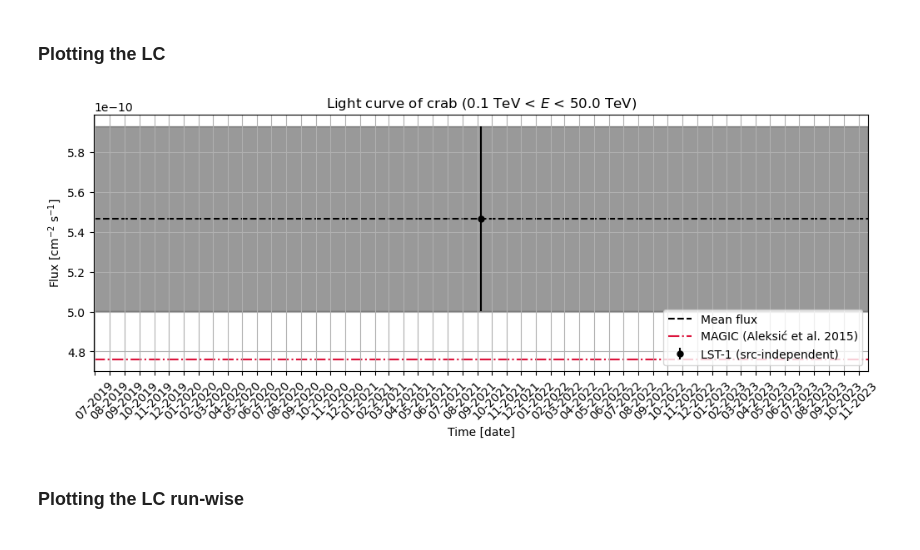
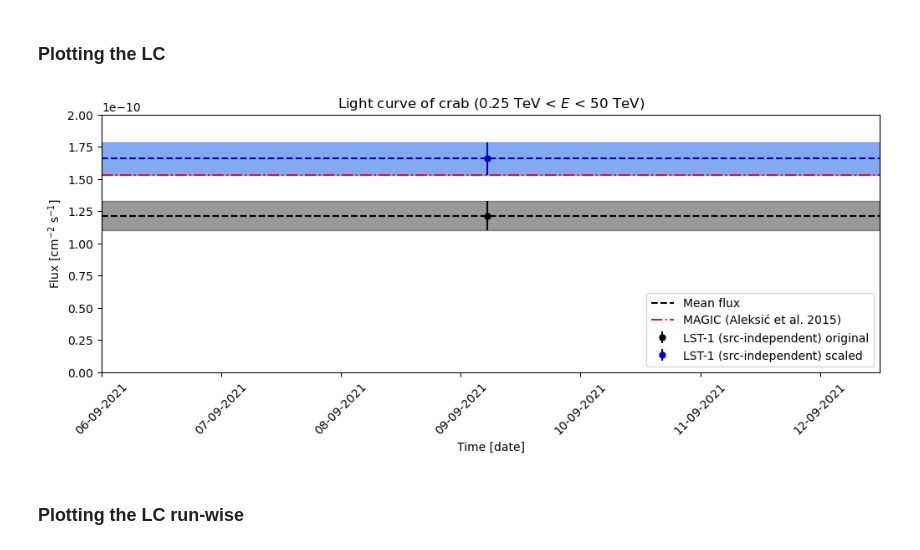
Before and after one commit to juanjq/cherenkov_transparency_corrections, a Jupyter notebook: high_level_analysis/dl3_gammapy_analysis.ipynb, the cells around one changed output. Cells and saved outputs as stored; diff of their text form; code cells hidden in the pictures.

Commit message:
Finished dl1 scaling analaysis and plots

```diff
--- a/high_level_analysis/dl3_gammapy_analysis.ipynb
+++ b/high_level_analysis/dl3_gammapy_analysis.ipynb
@@ -161,7 +173,8 @@ bkg_maker = ReflectedRegionsBackgroundMaker(region_finder=region_finder)
 # %%
 %%time
 # The final object will be stored as a Datasets object
-datasets = Datasets()
+datasets   = Datasets()
+datasets_s = Datasets()
 
 for observation in observations:
     dataset = dataset_maker.run(
@@ -174,9 +187,22 @@ for observation in observations:
     )
     datasets.append(dataset_on_off)
 
+for observation_s in observations_s:
+    dataset_s=dataset_maker_s.run(
+        dataset=dataset_empty_s.copy(name=str(observation.obs_id)),
+        observation=observation_s
+    )
+    dataset_on_off_s = bkg_maker.run(
+        dataset=dataset_s,
+        observation=observation_s
+    )
+    datasets_s.append(dataset_on_off_s)
+
 # Stacking all the datasets in one
-stacked_dataset = Datasets(datasets).stack_reduce()
+stacked_dataset   = Datasets(datasets).stack_reduce()
+stacked_dataset_s = Datasets(datasets_s).stack_reduce()
 print(stacked_dataset)
+print(stacked_dataset_s)
 # %% [output]
 SpectrumDatasetOnOff
 --------------------
@@ -332,4 +376,6 @@ print(f"LC will be estimated from {e_lc_min:.1f} to {e_lc_max:.1f}")
 
 lc_runwise = lc_maker_1d.run(datasets)
 lightcurve = lc_runwise.to_table(sed_type="flux", format="lightcurve")
+lc_runwise_s = lc_maker_1d.run(datasets_s)
+lightcurve_s = lc_runwise_s.to_table(sed_type="flux", format="lightcurve")
 # %% [output]
@@ -346,7 +392,8 @@ def weighted_average(table, sys_error=0):
     uncertainty = np.sqrt((sys_error * table["flux"])**2 + table["flux_err"]**2)
     return (val/uncertainty**2).sum() / (1/uncertainty**2).sum(), np.sqrt(1/np.sum(1/uncertainty**2))
 
-mean_flux, mean_flux_err = weighted_average(lightcurve)
+mean_flux,   mean_flux_err   = weighted_average(lightcurve)
+mean_flux_s, mean_flux_err_s = weighted_average(lightcurve_s)
 
 def calculate_chi2_pvalue(table, sys_error=0):
     uncertainty = np.sqrt((sys_error * table["flux"])**2 + table["flux_err"]**2)
@@ -361,5 +408,6 @@ def calculate_chi2_pvalue(table, sys_error=0):
     print(f"Chi2: {chi2_value:.1f}, ndf: {ndf}, P-value: {pvalue:.2e}")
     return chi2_value, ndf, pvalue
 
-chi2_val, ndf, pvalue = calculate_chi2_pvalue(lightcurve, sys_error=0.0);
+chi2_val,   ndf,   pvalue   = calculate_chi2_pvalue(lightcurve, sys_error=0.0)
+chi2_val_s, ndf_s, pvalue_s = calculate_chi2_pvalue(lightcurve_s, sys_error=0.0)
 # %% [output]
@@ -377,6 +427,8 @@ time_center = time_min + delta_time / 2
 # Flux and flux error
 flux_lst1 = np.hstack(lightcurve["flux"])
 flux_stat_err_lst1 = np.hstack(lightcurve["flux_err"])
+flux_lst1_s = np.hstack(lightcurve_s["flux"])
+flux_stat_err_lst1_s = np.hstack(lightcurve_s["flux_err"])
 
 # run numbers
 run_num = [int(n) for n in observations.ids]
@@ -397,30 +448,35 @@ flux_crab_error = flux_crab * 0
 # %%
 fig, ax = plt.subplots(figsize=(12, 4))
 
 # Plotting the Ligt Curve
-ax.errorbar(time_center, flux_lst1, yerr=flux_stat_err_lst1, color="k", ls="", marker=".", ms=10, label="LST-1 (src-independent)")
+ax.errorbar(time_center, flux_lst1, yerr=flux_stat_err_lst1, color="k", ls="", marker=".", ms=10, label="LST-1 (src-independent) original")
+ax.errorbar(time_center, flux_lst1_s, yerr=flux_stat_err_lst1_s, color="mediumblue", ls="", marker=".", ms=10, label="LST-1 (src-independent) scaled")
 
 # Mean flux + error
 ax.axhline(mean_flux, ls="--", color="k", zorder=-1, label="Mean flux")
 ax.axhspan(mean_flux - mean_flux_err, mean_flux + mean_flux_err, color="k", alpha=0.4, zorder=-1)
+ax.axhline(mean_flux_s, ls="--", color="mediumblue", zorder=10, label="")
+ax.axhspan(mean_flux_s - mean_flux_err_s, mean_flux_s + mean_flux_err_s, color="cornflowerblue", alpha=0.8, zorder=-1)
 
 # MAGIC reference
 ax.axhline(flux_crab.value, ls="-.", color="crimson", zorder=-1, label="MAGIC (Aleksić et al. 2015)")
 
-energy_range = f"{e_lc_min:.1f} < $E$ < {e_lc_max:.1f}"
+energy_range = f"{e_lc_min:.2f} < $E$ < {e_lc_max:.0f}"
 ax.set_title(f"Light curve of {target_name} ({energy_range})")
 ax.set_ylabel("Flux [cm$^{-2}$ s$^{-1}$]")
 ax.set_xlabel("Time [date]")
-ax.grid()
+# ax.grid()
 ax.legend(loc=4)
-ax.xaxis.set_major_locator(MonthLocator(interval=1))
-ax.xaxis.set_major_formatter(DateFormatter("%m-%Y"))
+ax.set_xlim(18876, 18882.5)
+ax.xaxis.set_major_locator(DayLocator(interval=1))
+ax.xaxis.set_major_formatter(DateFormatter("%d-%m-%Y"))
 plt.xticks(rotation=45)
+ax.set_ylim(0, 2e-10)
 
-
+# plt.savefig(f"plots/total.png", bbox_inches="tight", dpi=300)
 plt.show()
 # %% [output]
-[figure, old version]
+[figure, new version]
 # %% [markdown]
 ### Plotting the LC run-wise
 # %%
```
Also changed, not shown: parts of 14 cells of this notebook, 5 other files.
